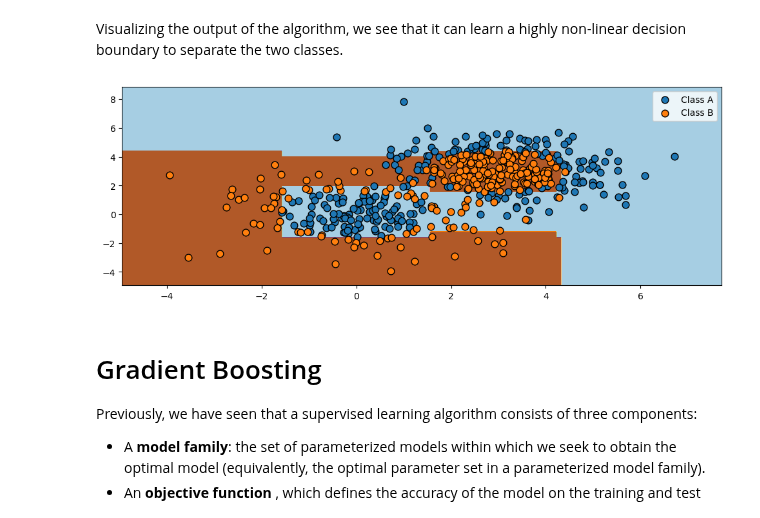
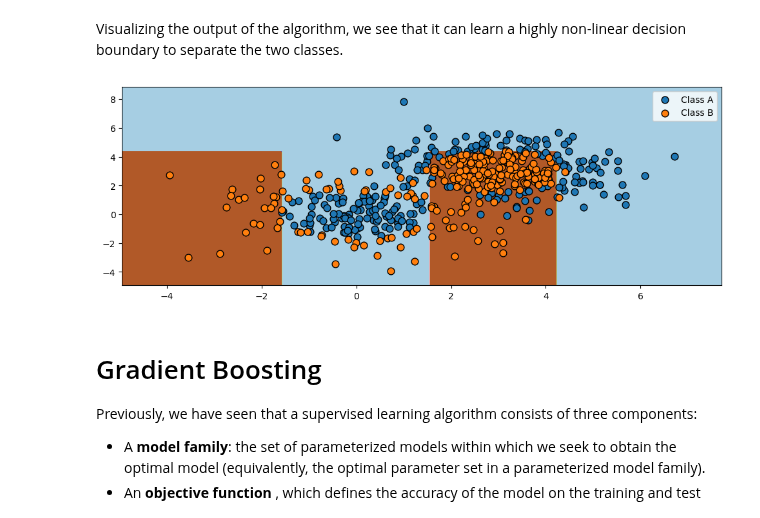
Before and after one commit to rameshnatarajanus/katz-aim5004-fall2025, a Jupyter notebook: notebooks/Lecture-16-Ensemble-Methods.ipynb, the cells around one changed output. Drawn from its saved outputs; the diff is of its cells as text; code cells hidden in the pictures.

```diff
--- a/notebooks/Lecture-16-Ensemble-Methods.ipynb
+++ b/notebooks/Lecture-16-Ensemble-Methods.ipynb
@@ -237,30 +237,30 @@ Visualizing the output of the algorithm, we see that it can learn a highly non-l
 # %%
 from sklearn.ensemble import AdaBoostClassifier
 from sklearn.tree import DecisionTreeClassifier
 
 # Create and fit an AdaBoosted decision tree
 bdt = AdaBoostClassifier(DecisionTreeClassifier(max_depth=1),
                          algorithm="SAMME",
-                         n_estimators=20).fit(X, y)
+                         n_estimators=5).fit(X, y)
 
 
 xx, yy = np.meshgrid(np.arange(x_min, x_max, plot_step), np.arange(y_min, y_max, plot_step))
 
 # plot decision boundary
 Z = bdt.predict(np.c_[xx.ravel(), yy.ravel()])
 Z = Z.reshape(xx.shape)
 cs = plt.contourf(xx, yy, Z, cmap=plt.cm.Paired)
 
 # plot training points
 for i, n, c in zip(range(2), class_names, plot_colors):
     idx = np.where(y == i)
     plt.scatter(X[idx, 0], X[idx, 1], cmap=plt.cm.Paired, s=60, edgecolor='k', label="Class %s" % n)
 plt.xlim(x_min, x_max)
 plt.ylim(y_min, y_max)
 plt.legend(loc='upper right')
 plt.show()
 # %% [output]
-[figure, old version]
+[figure, new version]
 # %% [markdown]
 # Gradient Boosting
 
```
Also changed, not shown: parts of 4 cells of this notebook, 4 other files.
